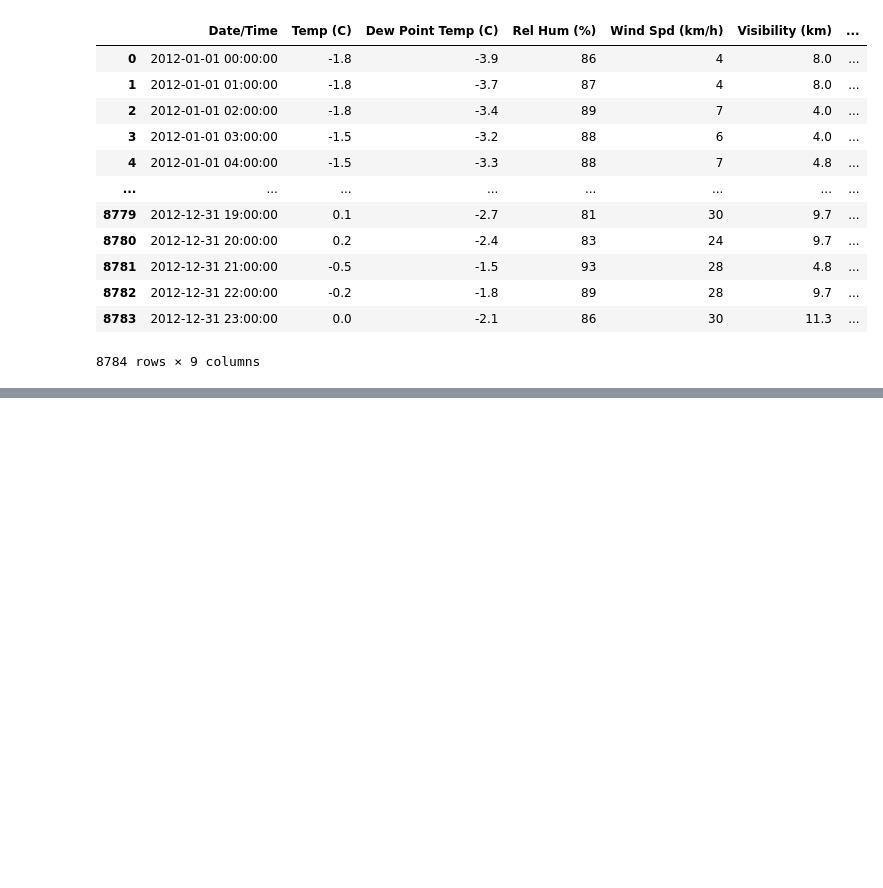
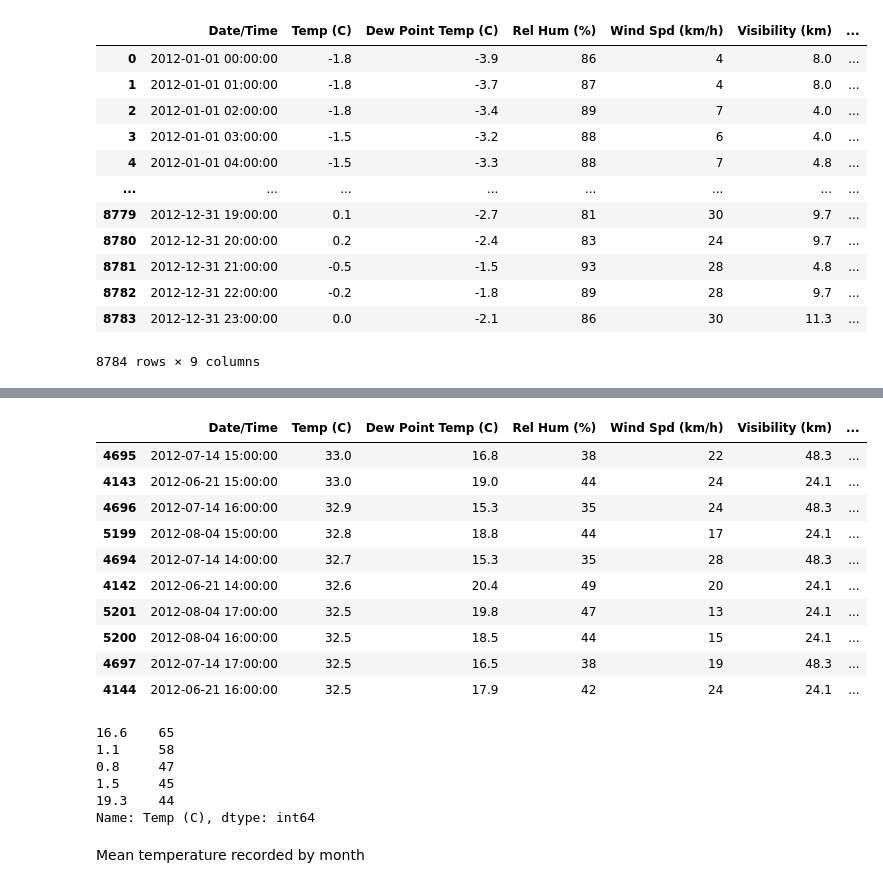
Before and after one commit to cedricbansah/data-science-practice, a Jupyter notebook: week4_notebook.ipynb, the cells around one changed output, grey strips where cells are left out. Saved outputs shown, nothing was run; the diff lists cells and outputs as text; code cells hidden in the pictures; blank space fills up the shorter version.

```diff
--- a/week4_notebook.ipynb
+++ b/week4_notebook.ipynb
@@ -342,0 +401,29 @@ newdf
+# %%
+#top 10 alternative
+
+sorted_by_temp.iloc[:10]
+# %% [output]
+|  | Date/Time | Temp (C) | Dew Point Temp (C) | Rel Hum (%) | Wind Spd (km/h) | Visibility (km) | ... |
+| 4695 | 2012-07-14 15:00:00 | 33.0 | 16.8 | 38 | 22 | 48.3 | ... |
+| 4143 | 2012-06-21 15:00:00 | 33.0 | 19.0 | 44 | 24 | 24.1 | ... |
+| 4696 | 2012-07-14 16:00:00 | 32.9 | 15.3 | 35 | 24 | 48.3 | ... |
+| 5199 | 2012-08-04 15:00:00 | 32.8 | 18.8 | 44 | 17 | 24.1 | ... |
+| 4694 | 2012-07-14 14:00:00 | 32.7 | 15.3 | 35 | 28 | 48.3 | ... |
+| 4142 | 2012-06-21 14:00:00 | 32.6 | 20.4 | 49 | 20 | 24.1 | ... |
+| 5201 | 2012-08-04 17:00:00 | 32.5 | 19.8 | 47 | 13 | 24.1 | ... |
+| 5200 | 2012-08-04 16:00:00 | 32.5 | 18.5 | 44 | 15 | 24.1 | ... |
+| 4697 | 2012-07-14 17:00:00 | 32.5 | 16.5 | 38 | 19 | 48.3 | ... |
+| 4144 | 2012-06-21 16:00:00 | 32.5 | 17.9 | 42 | 24 | 24.1 | ... |
+# %%
+#top 10 warmest counts
+
+sorted_by_temp['Temp (C)'].value_counts().sort_values(ascending=False).head()
+# %% [output]
+16.6    65
+1.1     58
+0.8     47
+1.5     45
+19.3    44
+Name: Temp (C), dtype: int64
+# %% [markdown]
+Mean temperature recorded by month
```
Also changed, not shown: parts of 19 cells of this notebook.
